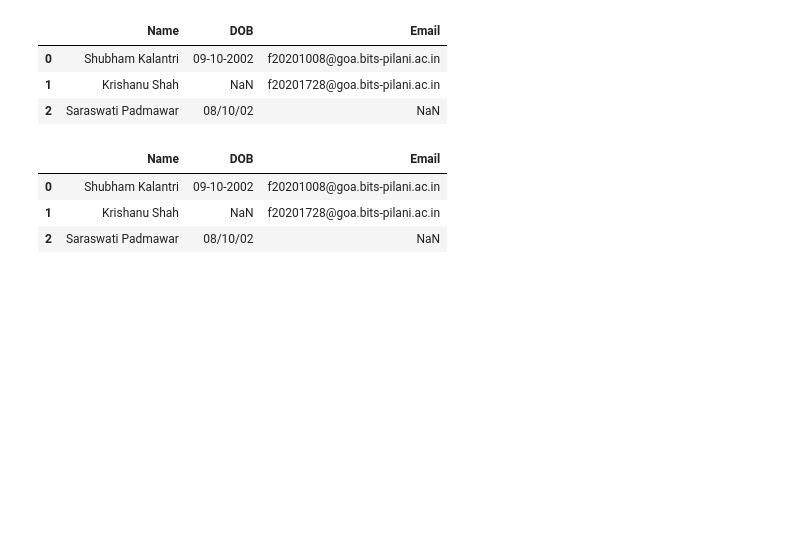
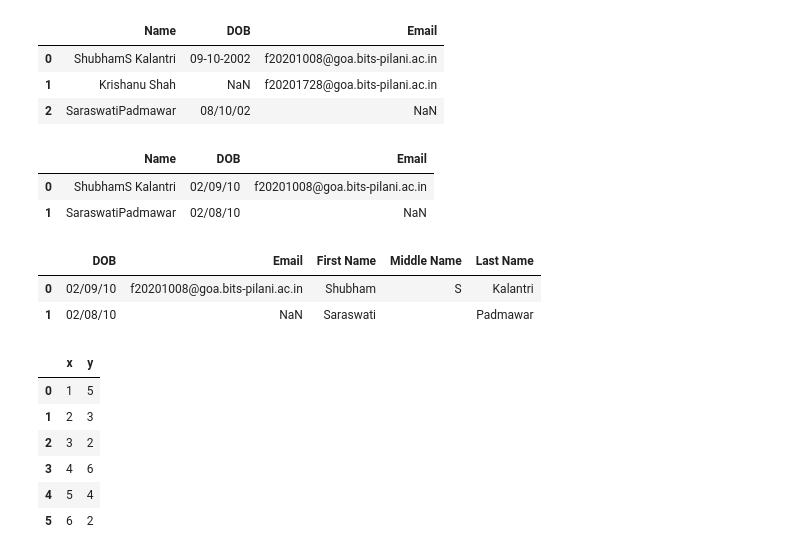
Before and after one commit to shubham-kalantri/popl, a Jupyter notebook: main.ipynb, the cells around one changed output. Saved outputs shown, nothing was run; the diff lists cells and outputs as text; code cells hidden in the pictures; blank space fills up the shorter version.

Commit message:
Co-authored-by: Oiseau <krishanu-xc@users.noreply.github.com>

```diff
--- a/main.ipynb
+++ b/main.ipynb
@@ -3,16 +96,8 @@ import pandas as pd
 # %%
-df = pd.read_csv('dropping.csv')
+df = dataset('dropping.csv')
+df.df
+# %% [output]
+|  | Name | DOB | Email |
+| 0 | ShubhamS Kalantri | 09-10-2002 | f20201008@goa.bits-pilani.ac.in |
+| 1 | Krishanu Shah | NaN | f20201728@goa.bits-pilani.ac.in |
+| 2 | SaraswatiPadmawar | 08/10/02 | NaN |
-# %%
-df
-# %% [output]
-|  | Name | DOB | Email |
-| 0 | Shubham Kalantri | 09-10-2002 | f20201008@goa.bits-pilani.ac.in |
-| 1 | Krishanu Shah | NaN | f20201728@goa.bits-pilani.ac.in |
-| 2 | Saraswati Padmawar | 08/10/02 | NaN |
-# %%
-df
-# %% [output]
-|  | Name | DOB | Email |
-| 0 | Shubham Kalantri | 09-10-2002 | f20201008@goa.bits-pilani.ac.in |
-| 1 | Krishanu Shah | NaN | f20201728@goa.bits-pilani.ac.in |
-| 2 | Saraswati Padmawar | 08/10/02 | NaN |
@@ -86,3 +104,26 @@ class dataset:
+# %%
+df.stdDate('DOB', format = 'yyddmm')
+df.dropRow(['DOB'])
+df.df
+# %% [output]
+|  | Name | DOB | Email |
+| 0 | ShubhamS Kalantri | 02/09/10 | f20201008@goa.bits-pilani.ac.in |
+| 1 | SaraswatiPadmawar | 02/08/10 | NaN |
+# %%
+df.cleanName('Name', tokenize = True)
+df.df
+# %% [output]
+|  | DOB | Email | First Name | Middle Name | Last Name |
+| 0 | 02/09/10 | f20201008@goa.bits-pilani.ac.in | Shubham | S | Kalantri |
+| 1 | 02/08/10 | NaN | Saraswati |  | Padmawar |
 # %%
-df = dataset('dropping.csv')
-df.stdDate('DOB', format = 'yyddmm')
+df = dataset('sample.csv')
+df.df
+# %% [output]
+|  | x | y |
+| 0 | 1 | 5 |
+| 1 | 2 | 3 |
+| 2 | 3 | 2 |
+| 3 | 4 | 6 |
+| 4 | 5 | 4 |
+| 5 | 6 | 2 |
```
Also changed, not shown: parts of 7 cells of this notebook, 4 other files.
